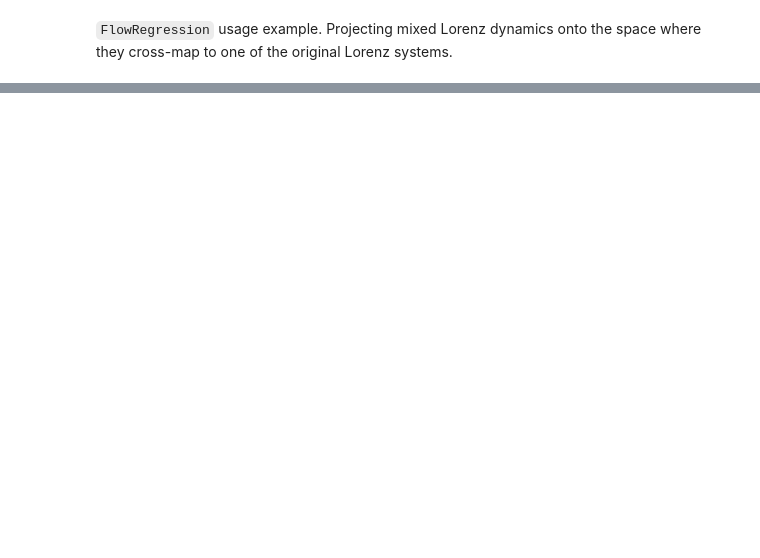
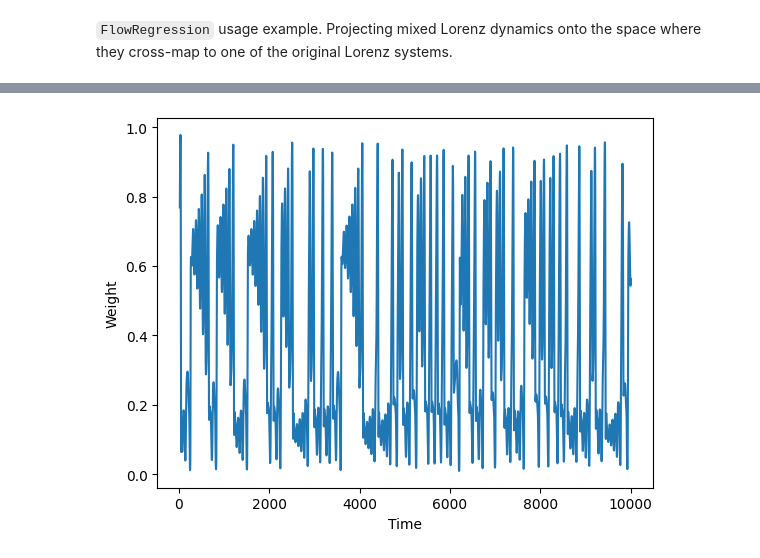
Before and after one commit to z7743/FlowDecomposition, a Jupyter notebook: notebooks/example.ipynb, the cells around one changed output, grey strips where cells are left out. Saved outputs shown, nothing was run; the diff lists cells and outputs as text; code cells hidden in the pictures; blank space fills up the shorter version.

```diff
--- a/notebooks/example.ipynb
+++ b/notebooks/example.ipynb
@@ -184,0 +186,37 @@ plt.show()
+# %%
+
+# Initialization parameters for WeightedFlowRegression.
+init_params = {
+    "input_dim": 20,
+    "proj_dim": 2,
+    "num_delays": 3,
+    "delay_step": 10,
+    "model": "linear",
+    "subtract_autocorr": False,
+    "device": "cpu",
+    "data_device": "cpu",
+    "optimizer": "Adagrad",
+    "learning_rate": 0.01,
+    "random_state": None
+}
+
+# Fit parameters.
+fit_params = {
+    "sample_size": 150,
+    "library_size": 1000,
+    "exclusion_rad": 20,
+    "time_intv": 80,
+    "num_epochs": 500,
+    "num_rand_samples": 32,
+    "batch_size": 32,
+    "method": "knn",
+    "nbrs_num": 16,
+    "theta": 5,
+    "beta": 0,
+    "optim_policy": "range"
+
+}
+y = traj1[:,:]
+
+fd = WeightedFlowRegression(**init_params)
+fd.fit(X=X_mixed, Y=y, **fit_params)
@@ -184,0 +241,10 @@ plt.show()
+# %%
+unmixed = fd.predict(X_mixed)
+weights = fd.predict_weights(X_mixed)
+# %%
+plt.plot(weights[:,0])
+plt.xlabel('Time')
+plt.ylabel('Weight')
+plt.show()
+# %% [output]
+[figure, added]
```
Also changed, not shown: parts of 8 cells of this notebook, 7 other files.
